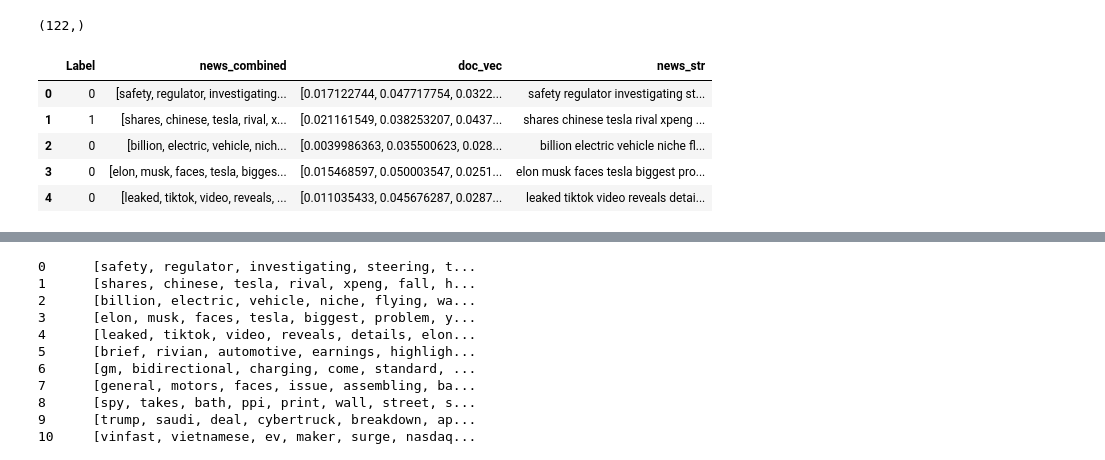
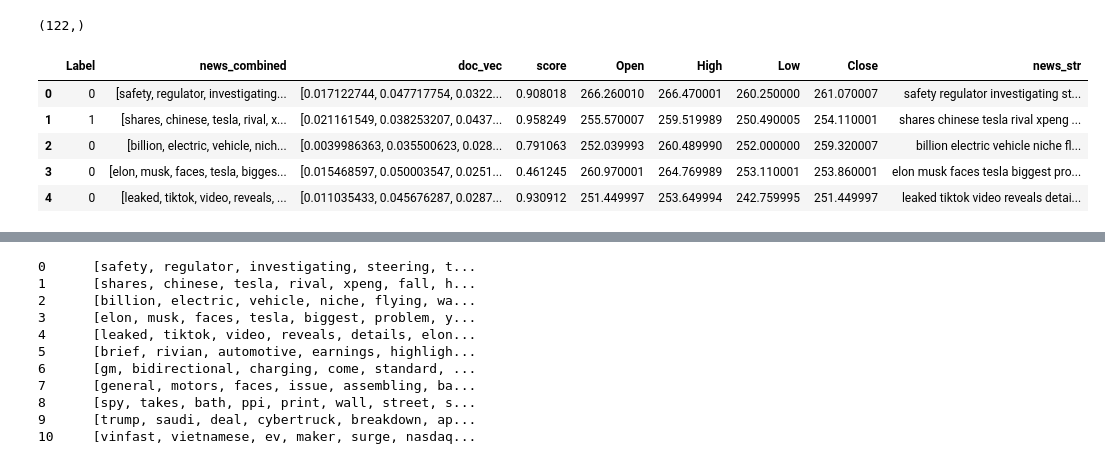
Before and after one commit to Pankhil07/CSS_PROJECT, a Jupyter notebook: Topic_modelling_CSS.ipynb, the cells around one changed output, grey strips where cells are left out. Cells and saved outputs as stored; diff of their text form; code cells hidden in the pictures.

```diff
--- a/Topic_modelling_CSS.ipynb
+++ b/Topic_modelling_CSS.ipynb
@@ -294,26 +386,26 @@ X_doc.shape
 (122,)
 # %%
 # a new dataframe containing only label, news, doc_vec
-newdf = pd.concat([data_cp.Label, data_cp.news_combined,X_doc], axis = 1)
+newdf = pd.concat([data_cp.Label, data_cp.news_combined,X_doc,data_cp.score,data_cp.Open,data_cp.High,data_cp.Low,data_cp.Close], axis = 1)
 
 # convert each row in the news column from a list of tokens to a string
 tokenstrlist = []
 for tokenlist in  data_cp.news_combined:
     tokenstr = ' '.join(tokenlist)
     tokenstrlist.append(tokenstr)
 
 # add the string format new as clolumn 'news_str' to the data frame
 newdf['news_str'] = pd.Series(tokenstrlist)
 
 # the final data frame is ready for modeling
 newdf.head()
 # %% [output]
-|  | Label | news_combined | doc_vec | news_str |
-| 0 | 0 | [safety, regulator, investigating... | [0.017122744, 0.047717754, 0.0322... | safety regulator investigating st... |
-| 1 | 1 | [shares, chinese, tesla, rival, x... | [0.021161549, 0.038253207, 0.0437... | shares chinese tesla rival xpeng ... |
-| 2 | 0 | [billion, electric, vehicle, nich... | [0.0039986363, 0.035500623, 0.028... | billion electric vehicle niche fl... |
-| 3 | 0 | [elon, musk, faces, tesla, bigges... | [0.015468597, 0.050003547, 0.0251... | elon musk faces tesla biggest pro... |
-| 4 | 0 | [leaked, tiktok, video, reveals, ... | [0.011035433, 0.045676287, 0.0287... | leaked tiktok video reveals detai... |
+|  | Label | news_combined | doc_vec | score | Open | High | Low | Close | news_str |
+| 0 | 0 | [safety, regulator, investigating... | [0.017122744, 0.047717754, 0.0322... | 0.908018 | 266.260010 | 266.470001 | 260.250000 | 261.070007 | safety regulator investigating st... |
+| 1 | 1 | [shares, chinese, tesla, rival, x... | [0.021161549, 0.038253207, 0.0437... | 0.958249 | 255.570007 | 259.519989 | 250.490005 | 254.110001 | shares chinese tesla rival xpeng ... |
+| 2 | 0 | [billion, electric, vehicle, nich... | [0.0039986363, 0.035500623, 0.028... | 0.791063 | 252.039993 | 260.489990 | 252.000000 | 259.320007 | billion electric vehicle niche fl... |
+| 3 | 0 | [elon, musk, faces, tesla, bigges... | [0.015468597, 0.050003547, 0.0251... | 0.461245 | 260.970001 | 264.769989 | 253.110001 | 253.860001 | elon musk faces tesla biggest pro... |
+| 4 | 0 | [leaked, tiktok, video, reveals, ... | [0.011035433, 0.045676287, 0.0287... | 0.930912 | 251.449997 | 253.649994 | 242.759995 | 251.449997 | leaked tiktok video reveals detai... |
 # %%
 with open('label_news_docvec_newsstr.pkl', 'wb') as f:
     pickle.dump(newdf, f)
```
Also changed, not shown: parts of 59 cells of this notebook.
